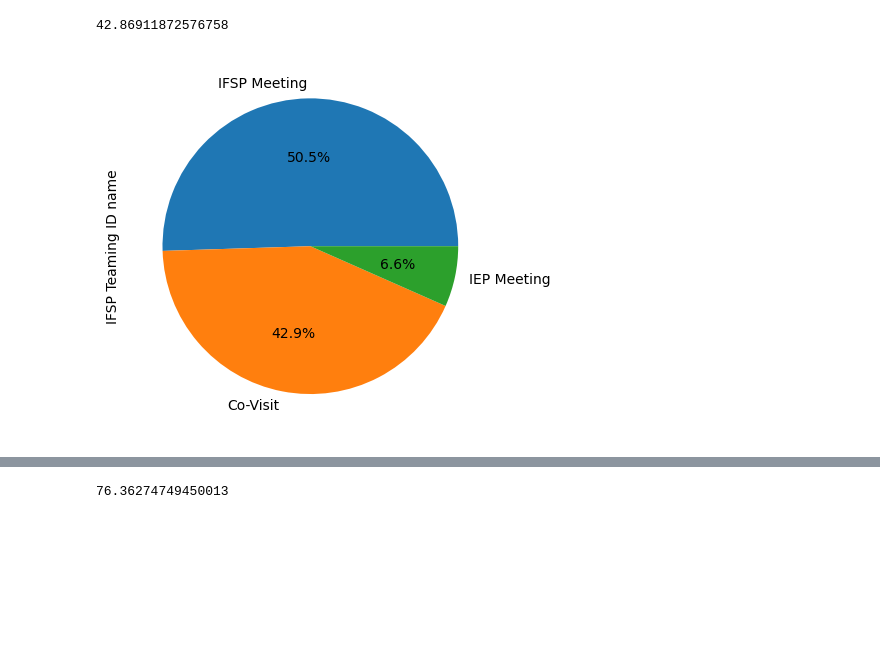
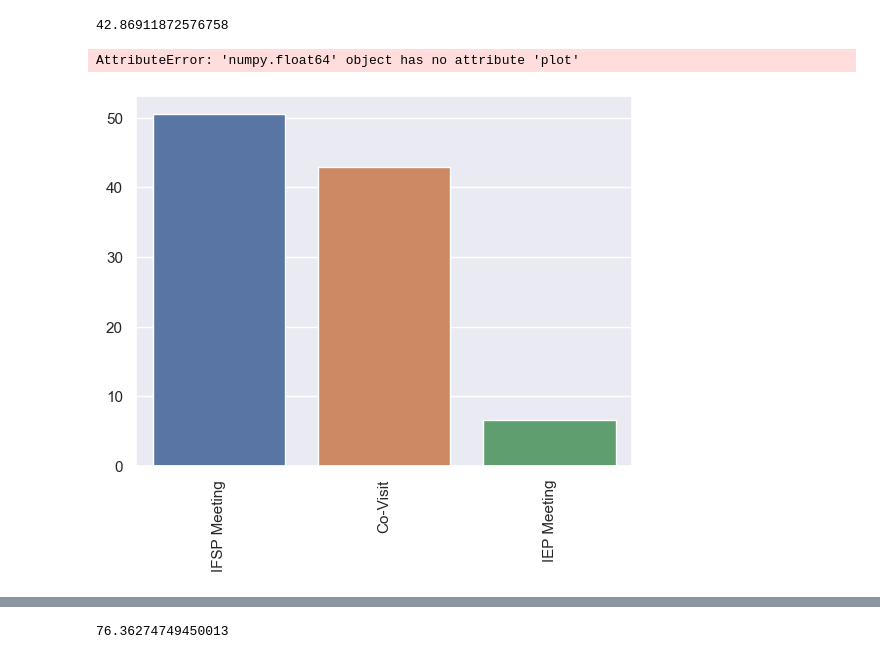
Before and after one commit to NSS-Data-Analytics-Cohort-8/teis_da8_1-granny_pandas, a Jupyter notebook: notebooks/q3.ipynb, the cells around one changed output, grey strips where cells are left out. Drawn from its saved outputs; the diff is of its cells as text; code cells hidden in the pictures; blank space fills up the shorter version.

```diff
--- a/notebooks/q3.ipynb
+++ b/notebooks/q3.ipynb
@@ -436,11 +438,18 @@ cvper = (df2['IFSP Teaming ID name'].value_counts(normalize=True) * 100)['Co-Vis
 cvper
 # %% [output]
 42.86911872576758
+# %%
+cvper.plot.pie(autopct='%.1f%%', labels = ['ISFP Meeting', 'Co-Visits', 'IEP Meeting'])
+plt.show()
+# %% [output]
+AttributeError: 'numpy.float64' object has no attribute 'plot'
 # %%
 # Plot percentage of IFSP Teaming ID name types
 
 data = df2['IFSP Teaming ID name'].value_counts(normalize=True) * 100
-data.plot.pie(autopct='%.1f%%')
+sns.set()
+ax = sns.barplot(x=data.index, y=data.values)
+ax.set_xticklabels(ax.get_xticklabels(), rotation=90)
 plt.show()
 # %% [output]
-[figure, old version]
+[figure, new version]
```
Also changed, not shown: parts of 10 cells of this notebook, 1 other file.
